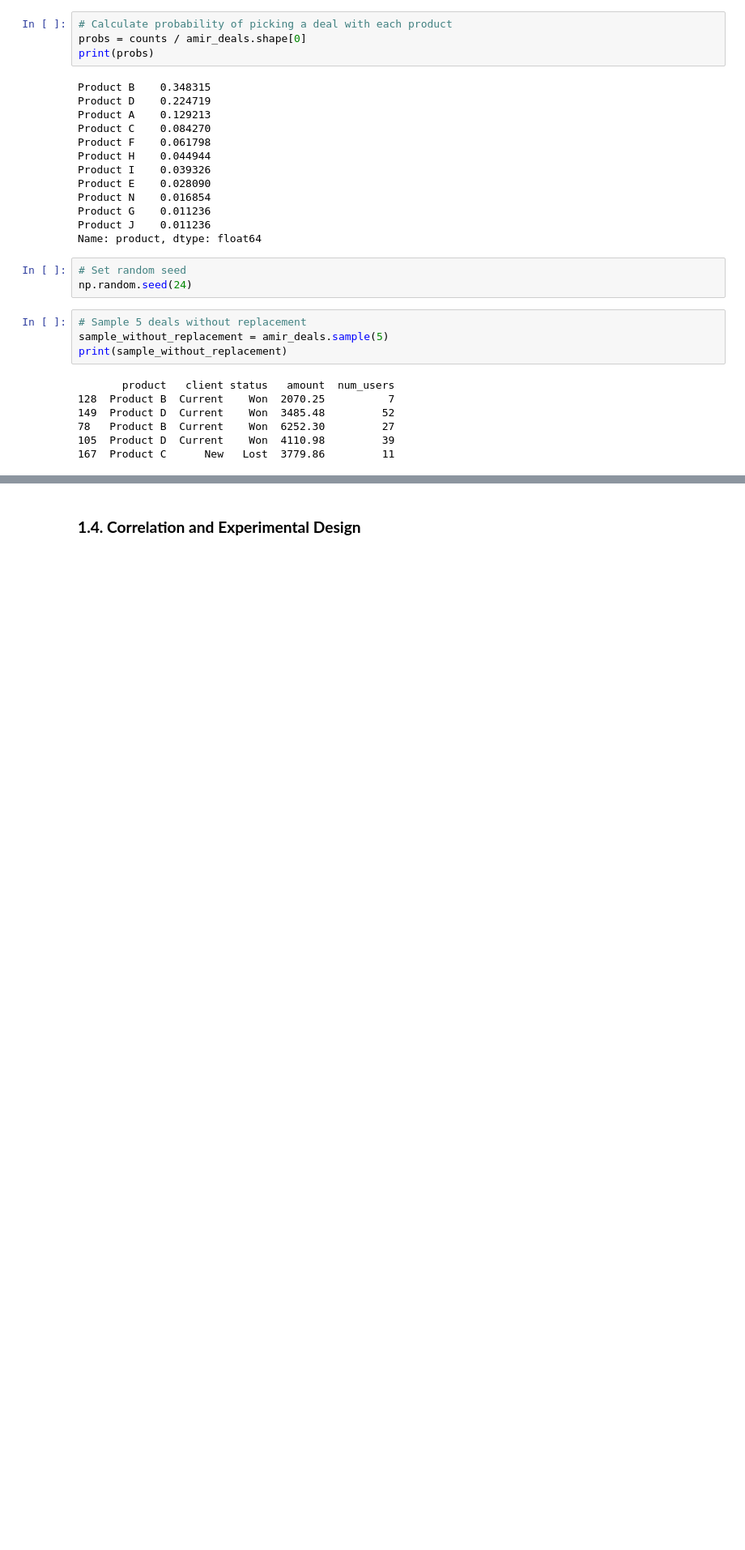
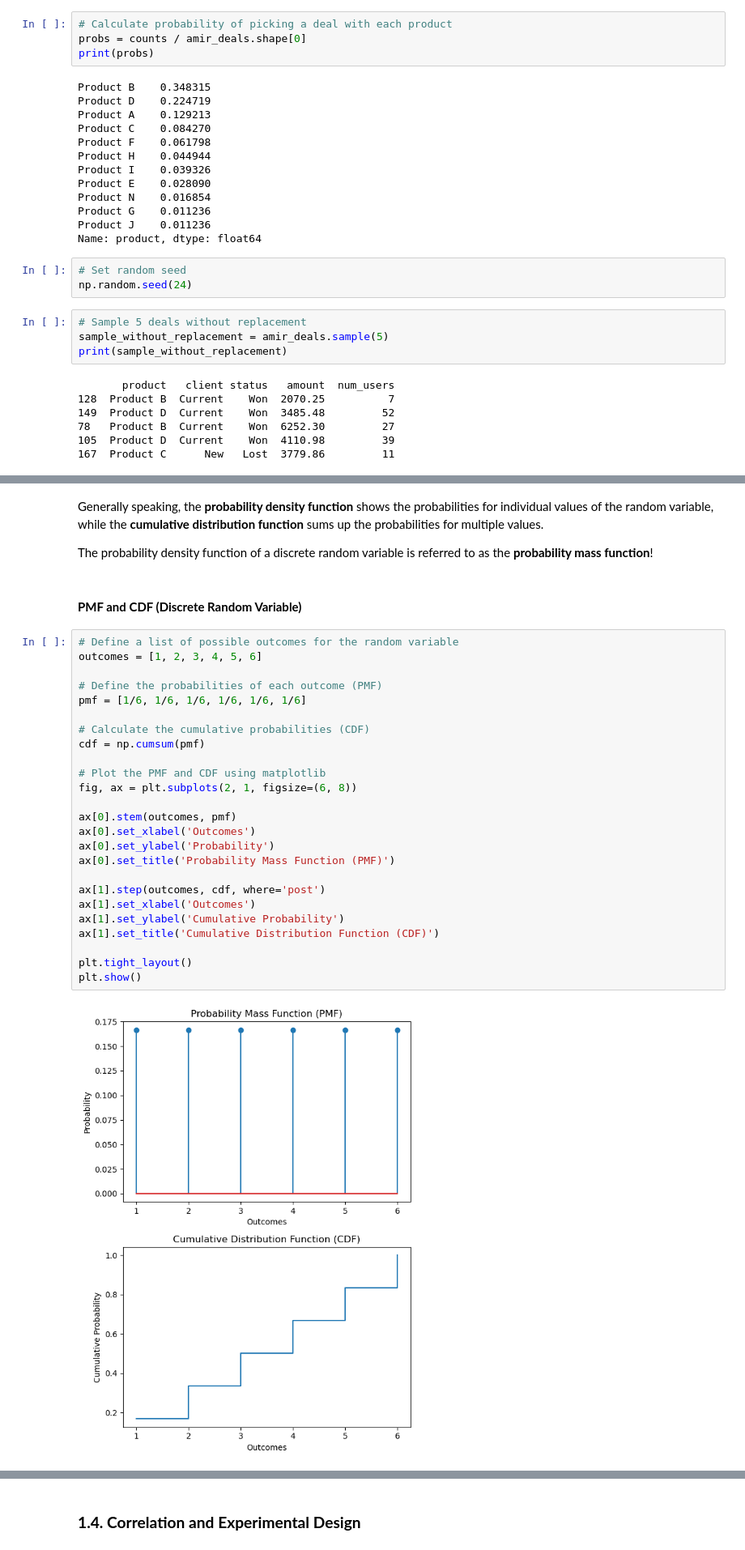
Before and after one commit to ONURYI/Data-Scientist-Professional-with-Python, a Jupyter notebook: Block III - Statistics/1.Introduction to Statistics in Python.ipynb, the cells around one changed output, grey strips where cells are left out. Shown at 81% size. Cells and saved outputs as stored; diff of their text form; blank space fills up the shorter version.

```diff
--- a/Block III - Statistics/1.Introduction to Statistics in Python.ipynb
+++ b/Block III - Statistics/1.Introduction to Statistics in Python.ipynb
@@ -251,0 +278,33 @@ print(sample_with_replacement)
+# %% [markdown]
+Generally speaking, the **probability density function** shows the probabilities for individual values of the random variable, while the **cumulative distribution function** sums up the probabilities for multiple values.
+
+The probability density function of a discrete random variable is referred to as the **probability mass function**!
+# %% [markdown]
+#### **PMF and CDF (Discrete Random Variable)**
+# %%
+# Define a list of possible outcomes for the random variable
+outcomes = [1, 2, 3, 4, 5, 6]
+
+# Define the probabilities of each outcome (PMF)
+pmf = [1/6, 1/6, 1/6, 1/6, 1/6, 1/6]
+
+# Calculate the cumulative probabilities (CDF)
+cdf = np.cumsum(pmf)
+
+# Plot the PMF and CDF using matplotlib
+fig, ax = plt.subplots(2, 1, figsize=(6, 8))
+
+ax[0].stem(outcomes, pmf)
+ax[0].set_xlabel('Outcomes')
+ax[0].set_ylabel('Probability')
+ax[0].set_title('Probability Mass Function (PMF)')
+
+ax[1].step(outcomes, cdf, where='post')
+ax[1].set_xlabel('Outcomes')
+ax[1].set_ylabel('Cumulative Probability')
+ax[1].set_title('Cumulative Distribution Function (CDF)')
+
+plt.tight_layout()
+plt.show()
+# %% [output]
+[figure, added]
```
Also changed, not shown: parts of 9 cells of this notebook.
